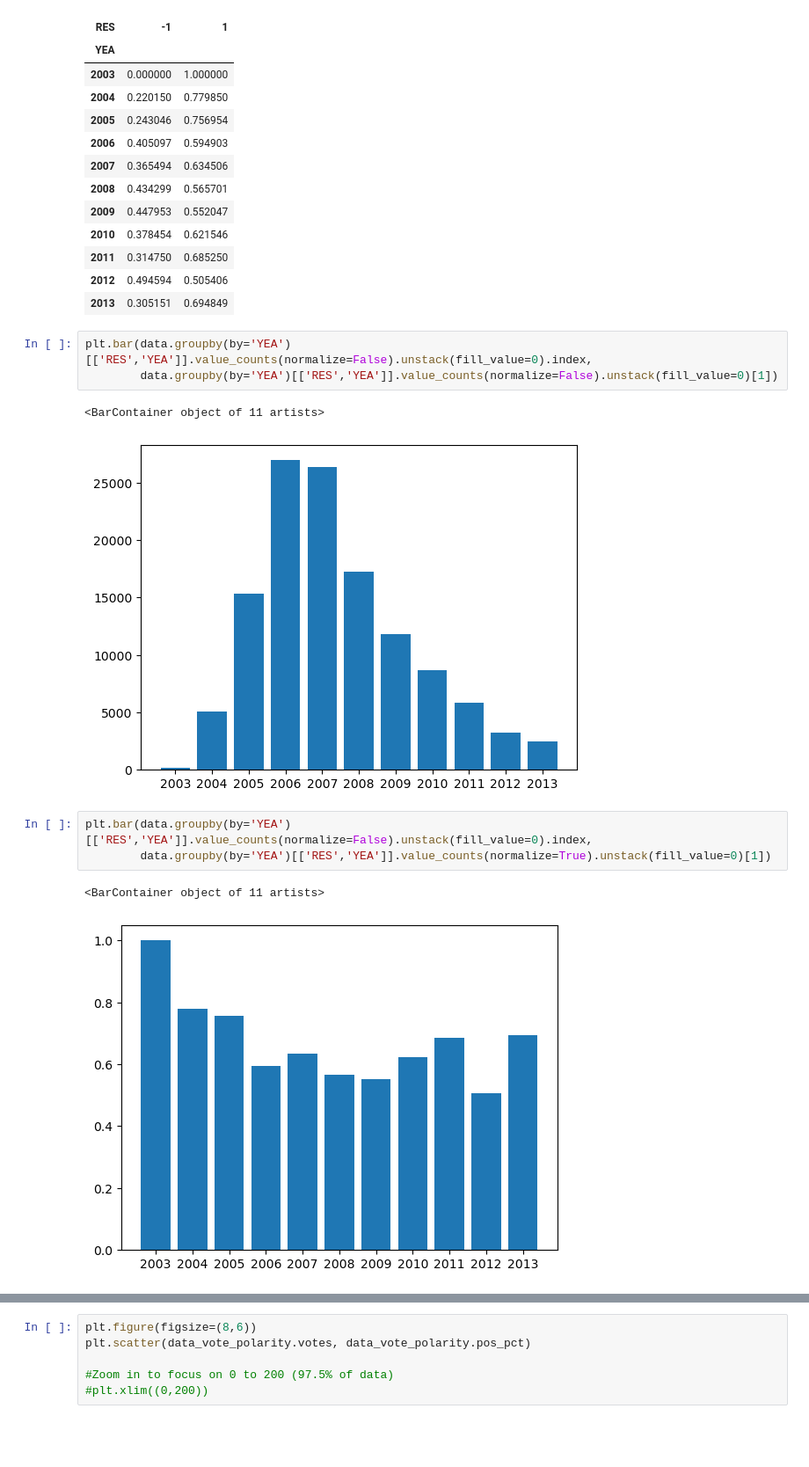
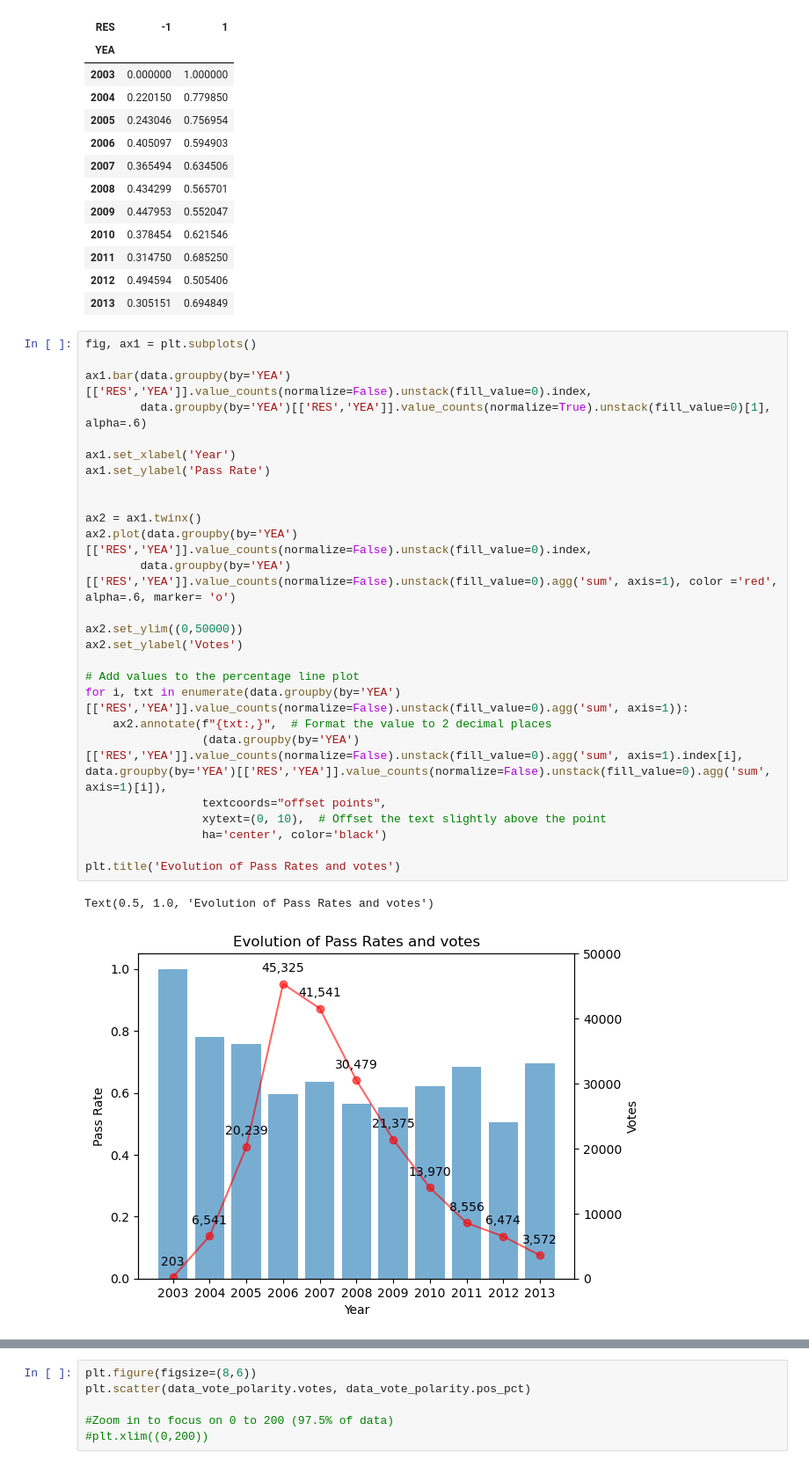
Before and after one commit to epfl-ada/ada-2024-project-ackthuallydeadalready, a Jupyter notebook: EDA.ipynb, the cells around one changed output, grey strips where cells are left out. Shown at 88% size. Saved outputs shown, nothing was run; the diff lists cells and outputs as text; blank space fills up the shorter version.

Commit message:
Graph Merged

```diff
--- a/EDA.ipynb
+++ b/EDA.ipynb
@@ -161,16 +161,33 @@ data.groupby(by='YEA')[['RES','YEA']].value_counts(normalize=True).unstack(fill_
 | 2011 | 0.314750 | 0.685250 |
 | 2012 | 0.494594 | 0.505406 |
 | 2013 | 0.305151 | 0.694849 |
-# %%
-plt.bar(data.groupby(by='YEA')[['RES','YEA']].value_counts(normalize=False).unstack(fill_value=0).index,
-        data.groupby(by='YEA')[['RES','YEA']].value_counts(normalize=False).unstack(fill_value=0)[1])
-# %% [output]
-<BarContainer object of 11 artists>
-[figure, removed]
-# %%
-plt.bar(data.groupby(by='YEA')[['RES','YEA']].value_counts(normalize=False).unstack(fill_value=0).index,
-        data.groupby(by='YEA')[['RES','YEA']].value_counts(normalize=True).unstack(fill_value=0)[1])
-# %% [output]
-<BarContainer object of 11 artists>
-[figure, removed]
+# %%
+fig, ax1 = plt.subplots()
+
+ax1.bar(data.groupby(by='YEA')[['RES','YEA']].value_counts(normalize=False).unstack(fill_value=0).index,
+        data.groupby(by='YEA')[['RES','YEA']].value_counts(normalize=True).unstack(fill_value=0)[1], alpha=.6)
+
+ax1.set_xlabel('Year')
+ax1.set_ylabel('Pass Rate')
+
+
+ax2 = ax1.twinx()
+ax2.plot(data.groupby(by='YEA')[['RES','YEA']].value_counts(normalize=False).unstack(fill_value=0).index,
+        data.groupby(by='YEA')[['RES','YEA']].value_counts(normalize=False).unstack(fill_value=0).agg('sum', axis=1), color ='red', alpha=.6, marker= 'o')
+
+ax2.set_ylim((0,50000))
+ax2.set_ylabel('Votes')
+
+# Add values to the percentage line plot
+for i, txt in enumerate(data.groupby(by='YEA')[['RES','YEA']].value_counts(normalize=False).unstack(fill_value=0).agg('sum', axis=1)):
+    ax2.annotate(f"{txt:,}",  # Format the value to 2 decimal places
+                 (data.groupby(by='YEA')[['RES','YEA']].value_counts(normalize=False).unstack(fill_value=0).agg('sum', axis=1).index[i], data.groupby(by='YEA')[['RES','YEA']].value_counts(normalize=False).unstack(fill_value=0).agg('sum', axis=1)[i]),
+                 textcoords="offset points",
+                 xytext=(0, 10),  # Offset the text slightly above the point
+                 ha='center', color='black')
+
+plt.title('Evolution of Pass Rates and votes')
+# %% [output]
+Text(0.5, 1.0, 'Evolution of Pass Rates and votes')
+[figure, added]
 # %% [markdown]
```
Also changed, not shown: parts of 2 cells of this notebook.
